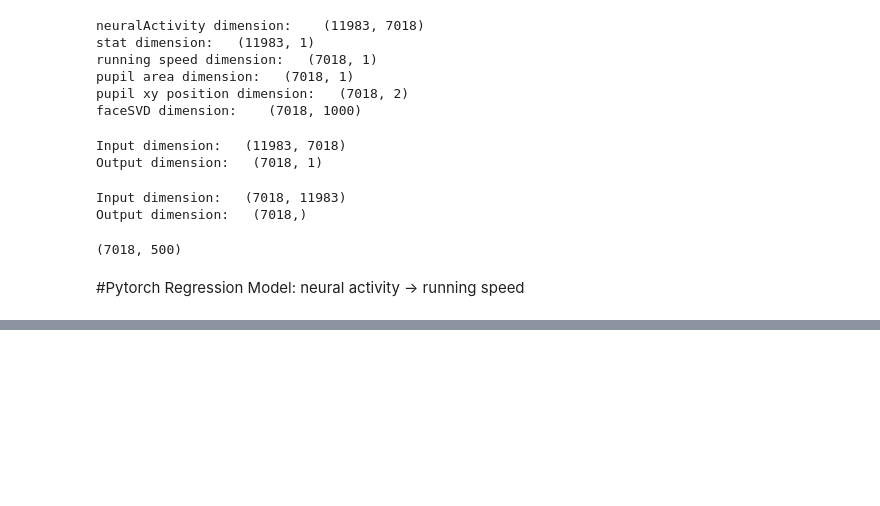
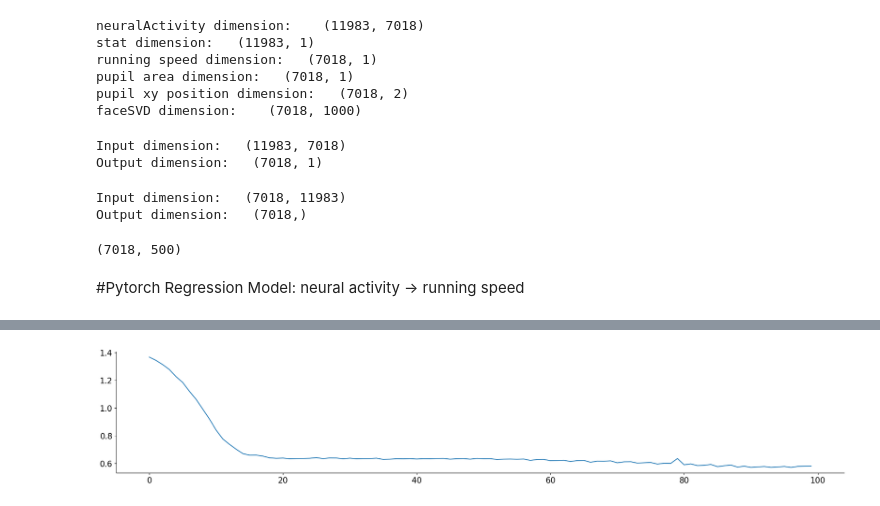
Before and after one commit to gbaghdadi/NeuromatchDeepLearningProject, a Jupyter notebook: NMAproject2023_PytorchRegression_StringerData.ipynb, the cells around one changed output, grey strips where cells are left out. Cells and saved outputs as stored; diff of their text form; code cells hidden in the pictures; blank space fills up the shorter version.

```diff
--- a/NMAproject2023_PytorchRegression_StringerData.ipynb
+++ b/NMAproject2023_PytorchRegression_StringerData.ipynb
@@ -95,0 +212,85 @@ print(neural_activity.shape)
+# %%
+import copy
+
+import matplotlib.pyplot as plt
+import numpy as np
+import pandas as pd
+import torch
+import torch.nn as nn
+import torch.optim as optim
+import tqdm
+from sklearn.model_selection import train_test_split
+from sklearn.datasets import fetch_california_housing
+
+# Read data
+data = fetch_california_housing()
+X, y = data.data, data.target
+
+# train-test split for model evaluation
+X_train, X_test, y_train, y_test = train_test_split(X, y, train_size=0.7, shuffle=True)
+
+# Convert to 2D PyTorch tensors
+X_train = torch.tensor(X_train, dtype=torch.float32)
+y_train = torch.tensor(y_train, dtype=torch.float32).reshape(-1, 1)
+X_test = torch.tensor(X_test, dtype=torch.float32)
+y_test = torch.tensor(y_test, dtype=torch.float32).reshape(-1, 1)
+
+# Define the model
+model = nn.Sequential(
+    nn.Linear(8, 24),
+    nn.ReLU(),
+    nn.Linear(24, 12),
+    nn.ReLU(),
+    nn.Linear(12, 6),
+    nn.ReLU(),
+    nn.Linear(6, 1)
+)
+
+# loss function and optimizer
+loss_fn = nn.MSELoss()  # mean square error
+optimizer = optim.Adam(model.parameters(), lr=0.0001)
+
+n_epochs = 100   # number of epochs to run
+batch_size = 10  # size of each batch
+batch_start = torch.arange(0, len(X_train), batch_size)
+
+# Hold the best model
+best_mse = np.inf   # init to infinity
+best_weights = None
+history = []
+
+for epoch in range(n_epochs):
+    model.train()
+    with tqdm.tqdm(batch_start, unit="batch", mininterval=0, disable=True) as bar:
+        bar.set_description(f"Epoch {epoch}")
+        for start in bar:
+            # take a batch
+            X_batch = X_train[start:start+batch_size]
+            y_batch = y_train[start:start+batch_size]
+            # forward pass
+            y_pred = model(X_batch)
+            loss = loss_fn(y_pred, y_batch)
+            # backward pass
+            optimizer.zero_grad()
+            loss.backward()
+            # update weights
+            optimizer.step()
+            # print progress
+            bar.set_postfix(mse=float(loss))
+    # evaluate accuracy at end of each epoch
+    model.eval()
+    y_pred = model(X_test)
+    mse = loss_fn(y_pred, y_test)
+    mse = float(mse)
+    history.append(mse)
+    if mse < best_mse:
+        best_mse = mse
+        best_weights = copy.deepcopy(model.state_dict())
+
+# restore model and return best accuracy
+model.load_state_dict(best_weights)
+print("MSE: %.2f" % best_mse)
+print("RMSE: %.2f" % np.sqrt(best_mse))
+plt.plot(history)
+plt.show()
+# %% [output]
@@ -95,0 +299 @@ print(neural_activity.shape)
+[figure, added]
```
Also changed, not shown: parts of 7 cells of this notebook.
